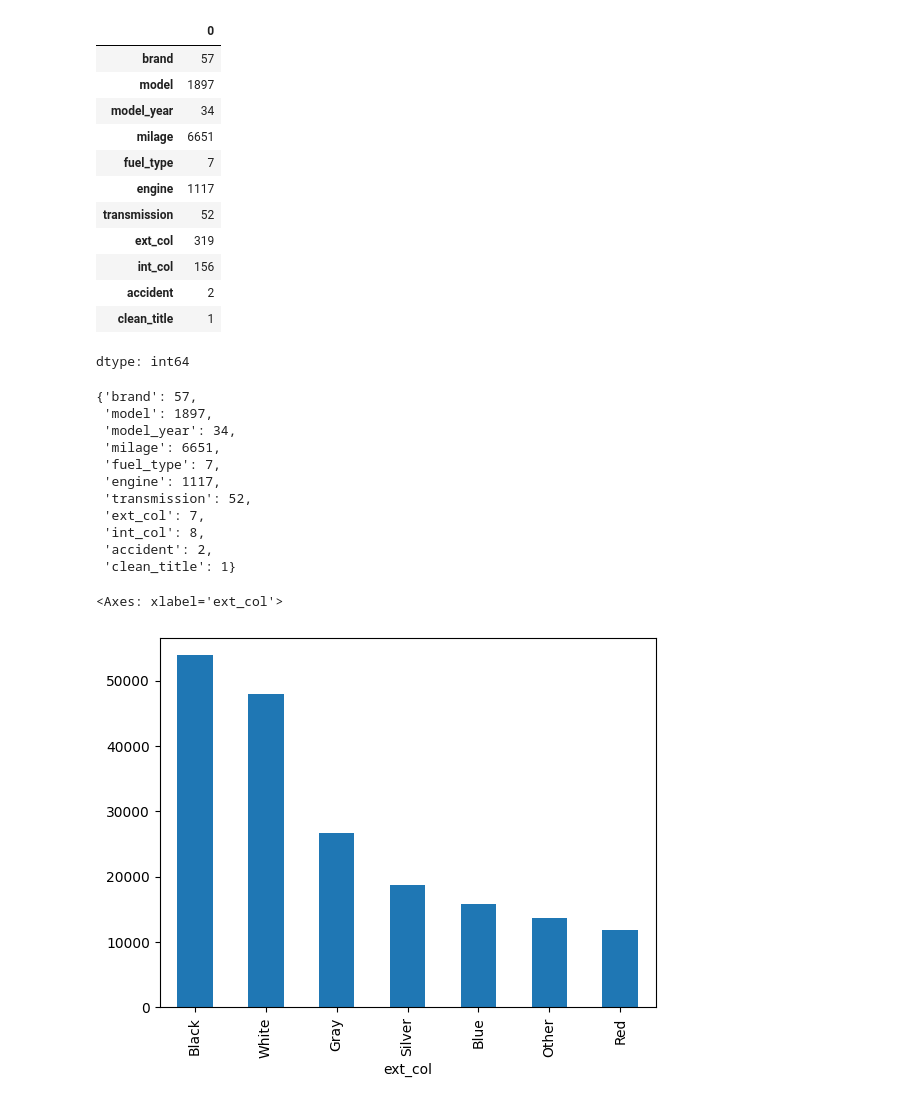
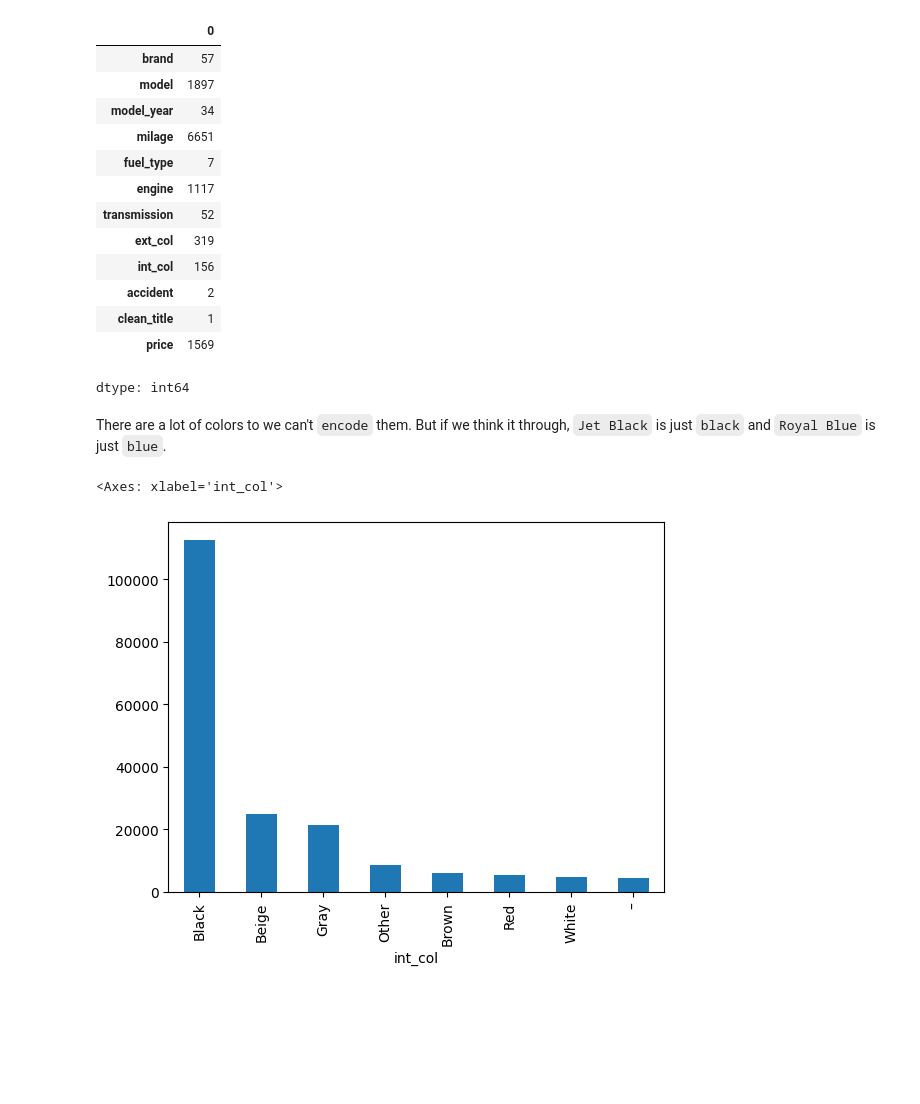
Before and after one commit to iashyam/Machine-Learning-First-Repo, a Jupyter notebook: Regression_of_Old_Car_Prices.ipynb, the cells around one changed output. Drawn from its saved outputs; the diff is of its cells as text; code cells hidden in the pictures; blank space fills up the shorter version.

```diff
--- a/Regression_of_Old_Car_Prices.ipynb
+++ b/Regression_of_Old_Car_Prices.ipynb
@@ -13,3 +20,3 @@ import seaborn as sns
 # %%
-train_data = pd.read_csv('train.csv', index_col='id')
-test_data = pd.read_csv('test.csv')
+train_data = pd.read_csv('sample_data/train.csv', index_col='id')
+test_data = pd.read_csv('sample_data/test.csv')
@@ -36,3 +23,5 @@ train_x = train_data.drop(['price'], axis=1)
+# %%
+train_x = train_data.copy()
 # %%
 train_x.head()
 # %% [output]
@@ -58,35 +47,39 @@ train_x.nunique()
 | int_col | 156 |
 | accident | 2 |
 | clean_title | 1 |
+| price | 1569 |
 dtype: int64
-# %%
-train_x_uniques = {x: train_x[x].nunique() for x in train_x.columns}
-train_x_uniques
-# %% [output]
-{'brand': 57,
- 'model': 1897,
- 'model_year': 34,
- 'milage': 6651,
- 'fuel_type': 7,
- 'engine': 1117,
- 'transmission': 52,
- 'ext_col': 7,
- 'int_col': 8,
- 'accident': 2,
- 'clean_title': 1}
+# %% [markdown]
+There are a lot of colors to we can't `encode` them. But if we think it through, `Jet Black` is just `black` and `Royal Blue` is just `blue`.
 # %%
-train_x.int_col.replace('Grey', 'Gray')
-colors = train_x.int_col.value_counts().head(7).index
+def recolor(x, n):
 
-def recolor(color_column):
-    for color in colors:
-        if color in color_column or color.upper() in color_column:
-            return color
-    return 'Other'
+    '''
+    This is a function to reduce the color columns. It will rename colors like
+    Jet Black to Black and catogrizes the colors. It will return a function that
+    can be applied to the color column.
+    '''
 
-train_x.int_col = train_x.int_col.apply(recolor)
+    x.replace('Grey', 'Gray')
+    colors = x.value_counts().head(n).index
+
+    def f(color_column):
+        for color in colors:
+            if color in color_column or color.upper() in color_column:
+                return color
+        return 'Other'
+
+    return f
+
+
+int_reame_color = recolor(train_x.int_col, 7)
+train_x.int_col = train_x.int_col.apply(int_reame_color)
+train_x.int_col.replace('-', 'Other')
+
+ext_rename_color = recolor(train_x.ext_col, 10)
+train_x.ext_col = train_x.ext_col.apply(ext_rename_color)
 # %%
-train_x['ext_col'].value_counts().plot(kind='bar')
+train_x['int_col'].value_counts().plot(kind='bar')
 # %% [output]
-<Axes: xlabel='ext_col'>
+<Axes: xlabel='int_col'>
-[figure, old version]
+[figure, new version]
```
Also changed, not shown: parts of 35 cells of this notebook.
